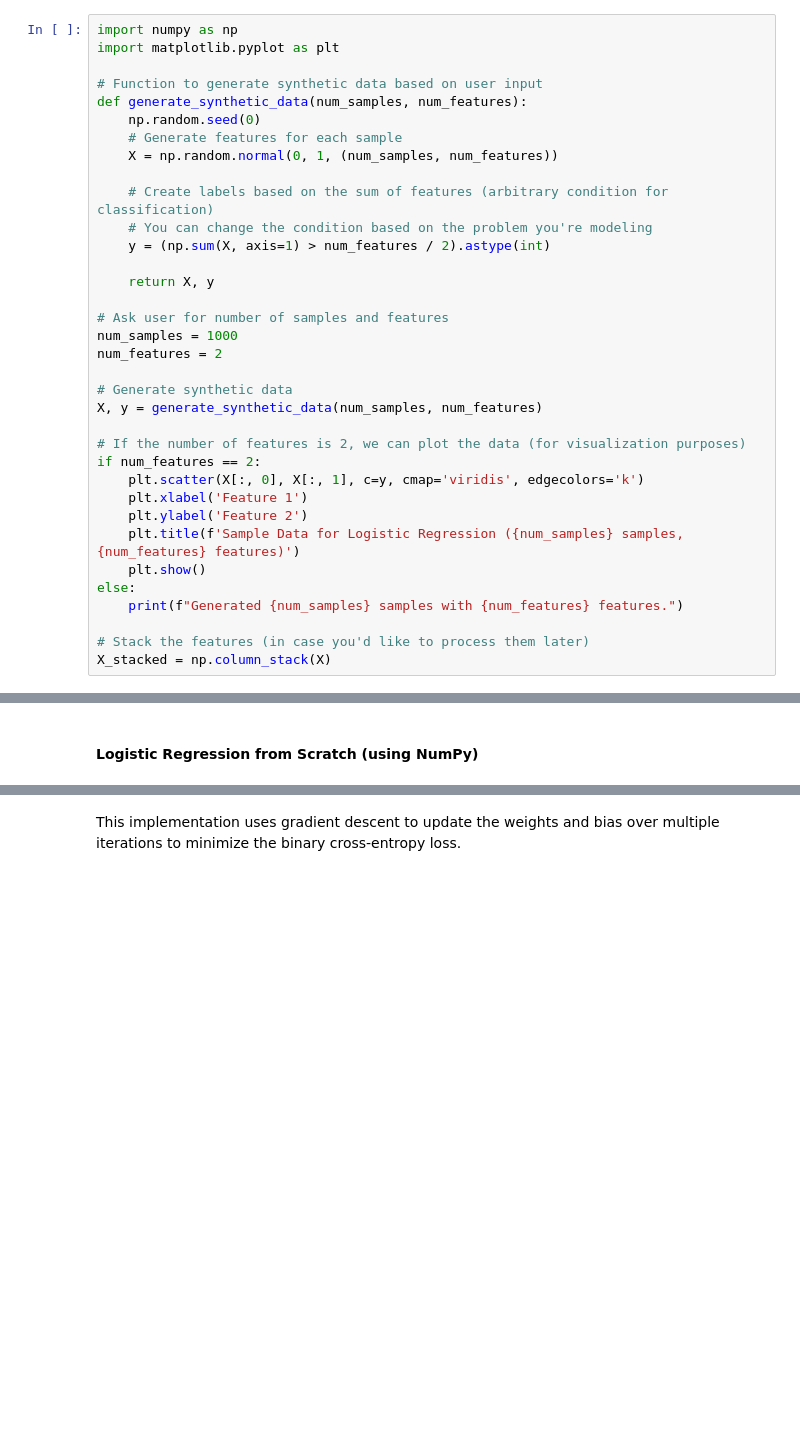
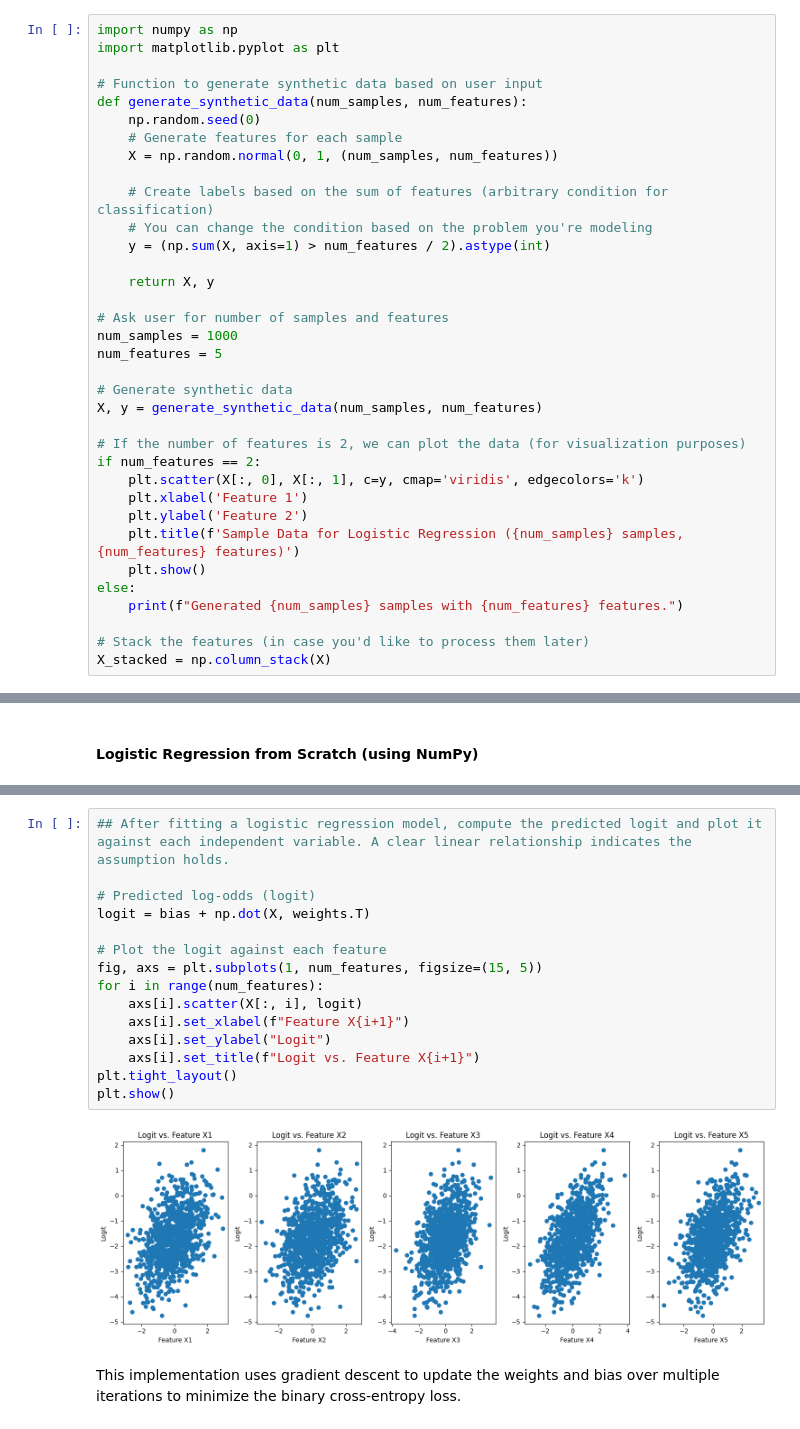
Before and after one commit to analyticsbot/deep-learning, a Jupyter notebook: ml-concepts/notebooks/logistic_regression.ipynb, the cells around one changed output, grey strips where cells are left out. Cells and saved outputs as stored; diff of their text form; blank space fills up the shorter version.

```diff
--- a/ml-concepts/notebooks/logistic_regression.ipynb
+++ b/ml-concepts/notebooks/logistic_regression.ipynb
@@ -35,7 +35,7 @@ def generate_synthetic_data(num_samples, num_features):
 
 # Ask user for number of samples and features
 num_samples = 1000
-num_features = 2
+num_features = 5
 
 # Generate synthetic data
 X, y = generate_synthetic_data(num_samples, num_features)
@@ -112,3 +112,20 @@ Iteration 900, Loss: 0.2876
+# %%
+## After fitting a logistic regression model, compute the predicted logit and plot it against each independent variable. A clear linear relationship indicates the assumption holds.
+
+# Predicted log-odds (logit)
+logit = bias + np.dot(X, weights.T)
+
+# Plot the logit against each feature
+fig, axs = plt.subplots(1, num_features, figsize=(15, 5))
+for i in range(num_features):
+    axs[i].scatter(X[:, i], logit)
+    axs[i].set_xlabel(f"Feature X{i+1}")
+    axs[i].set_ylabel("Logit")
+    axs[i].set_title(f"Logit vs. Feature X{i+1}")
+plt.tight_layout()
+plt.show()
+# %% [output]
+[figure, added]
 # %% [markdown]
 This implementation uses gradient descent to update the weights and bias over multiple iterations to minimize the binary cross-entropy loss.
 # %% [markdown]
```
Also changed, not shown: parts of 4 cells of this notebook, 10 other files.
